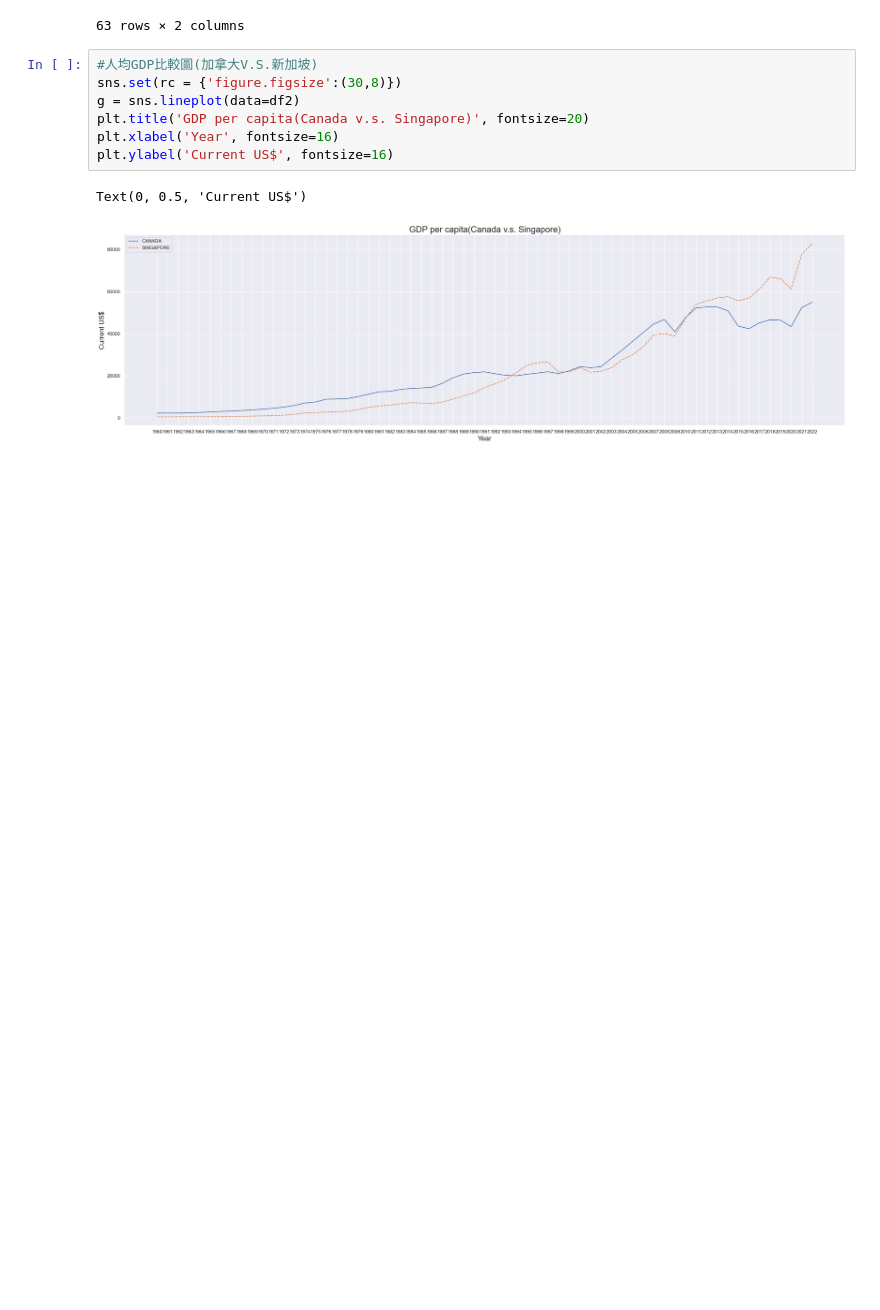
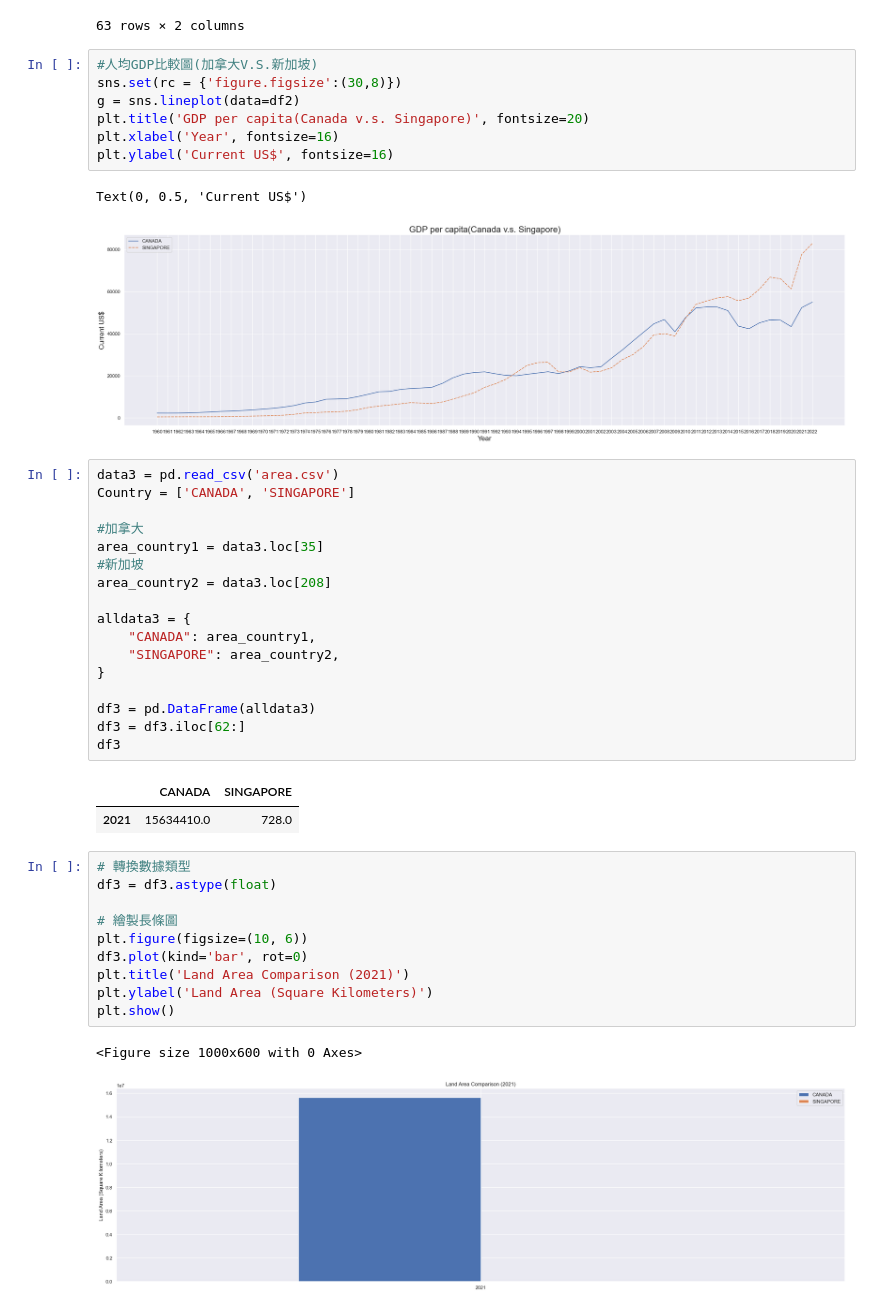
Before and after one commit to Jessica936/PL, a Jupyter notebook: Python-hw1/H1.ipynb, the cells around one changed output. Cells and saved outputs as stored; diff of their text form; blank space fills up the shorter version.

```diff
--- a/Python-hw1/H1.ipynb
+++ b/Python-hw1/H1.ipynb
@@ -132,3 +160,36 @@ plt.ylabel('Current US$', fontsize=16)
 # %% [output]
 Text(0, 0.5, 'Current US$')
 [figure]
+# %%
+data3 = pd.read_csv('area.csv')
+Country = ['CANADA', 'SINGAPORE']
+
+#加拿大
+area_country1 = data3.loc[35]
+#新加坡
+area_country2 = data3.loc[208]
+
+alldata3 = {
+    "CANADA": area_country1,
+    "SINGAPORE": area_country2,
+}
+
+df3 = pd.DataFrame(alldata3)
+df3 = df3.iloc[62:]
+df3
+# %% [output]
+|  | CANADA | SINGAPORE |
+| 2021 | 15634410.0 | 728.0 |
+# %%
+# 轉換數據類型
+df3 = df3.astype(float)
+
+# 繪製長條圖
+plt.figure(figsize=(10, 6))
+df3.plot(kind='bar', rot=0)
+plt.title('Land Area Comparison (2021)')
+plt.ylabel('Land Area (Square Kilometers)')
+plt.show()
+# %% [output]
+<Figure size 1000x600 with 0 Axes>
+[figure, added]
```
Also changed, not shown: parts of 8 cells of this notebook, 1 other file.
